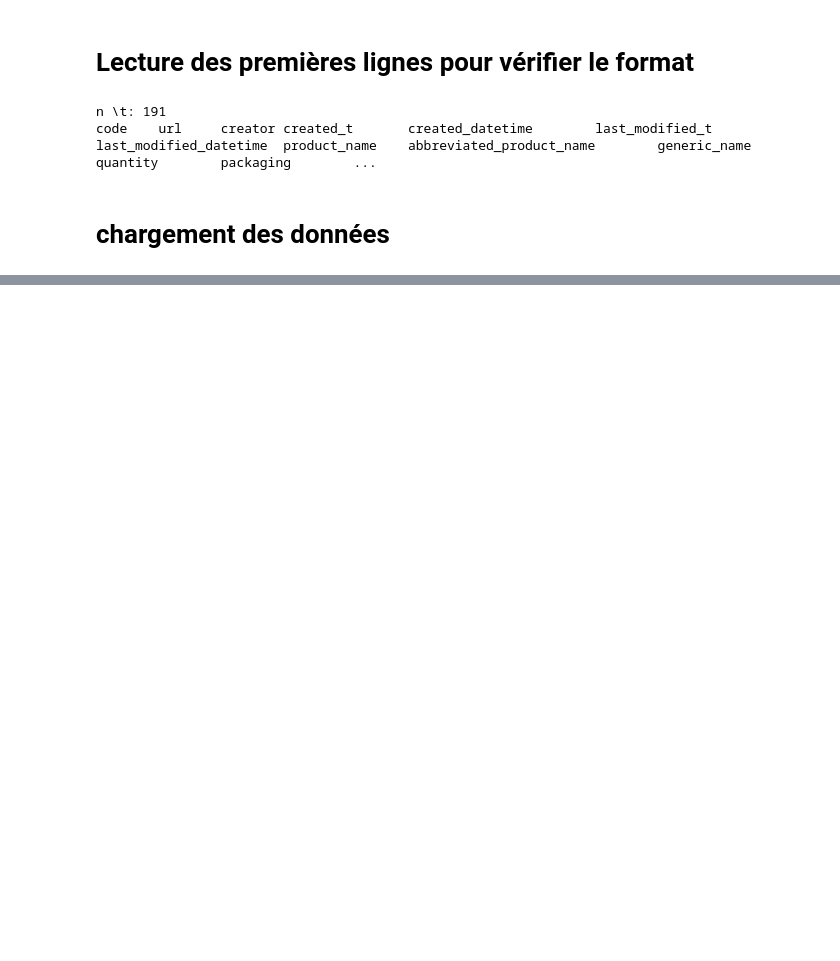
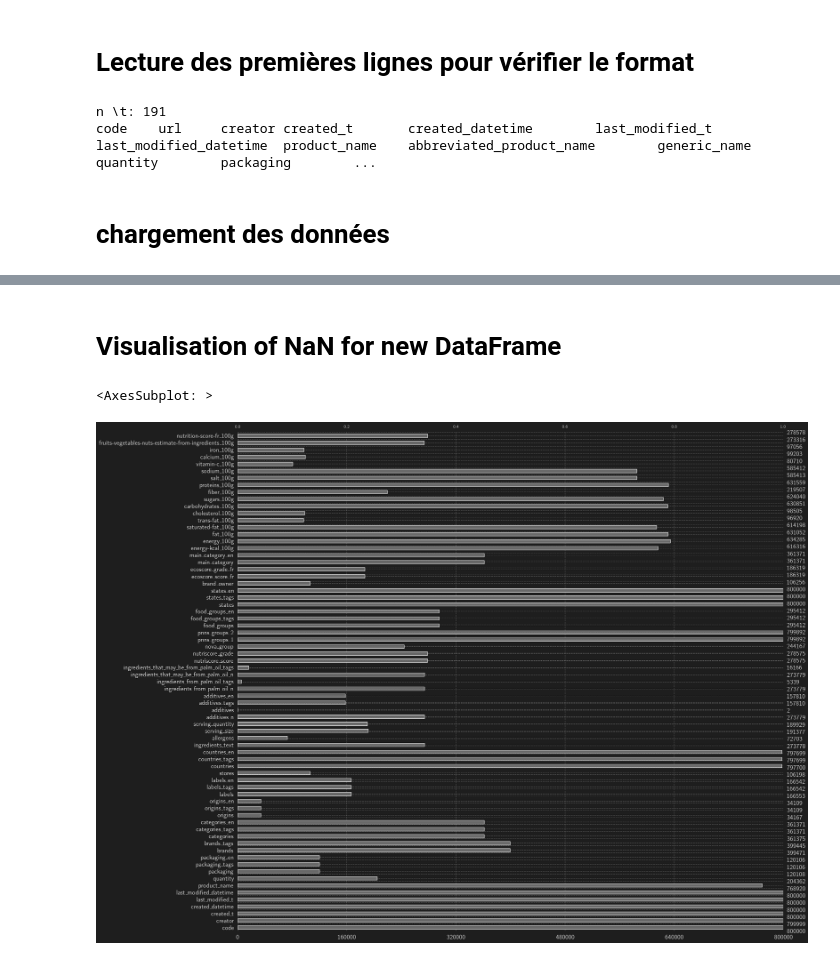
Before and after one commit to Thomas-Durand-Texte/OC-formation-Ingenieur-Machine-Learning, a Jupyter notebook: Projetcs/02_FoodFacts/nettoyage.ipynb, the cells around one changed output, grey strips where cells are left out. Cells and saved outputs as stored; diff of their text form; code cells hidden in the pictures; blank space fills up the shorter version.

```diff
--- a/Projetcs/02_FoodFacts/nettoyage.ipynb
+++ b/Projetcs/02_FoodFacts/nettoyage.ipynb
@@ -48,0 +231,7 @@ data.head()
+# %% [markdown]
+# Visualisation of NaN for new DataFrame
+# %%
+msno.bar( data )
+# %% [output]
+<AxesSubplot: >
+[figure, added]
```
Also changed, not shown: parts of 27 cells of this notebook, 4 other files.
